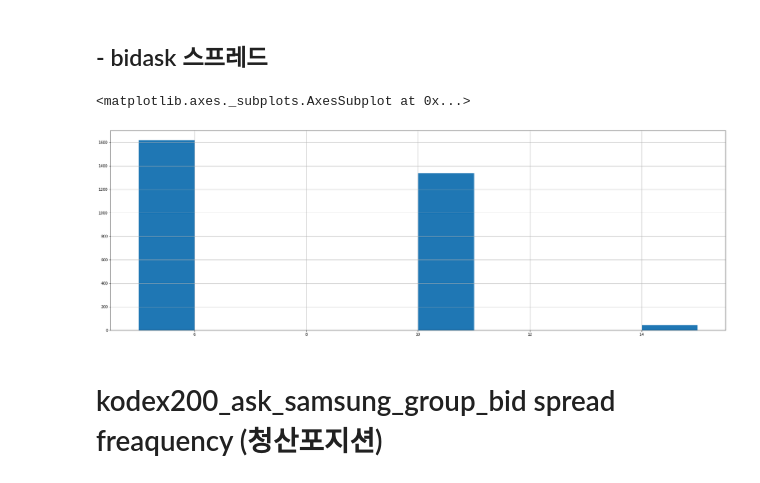
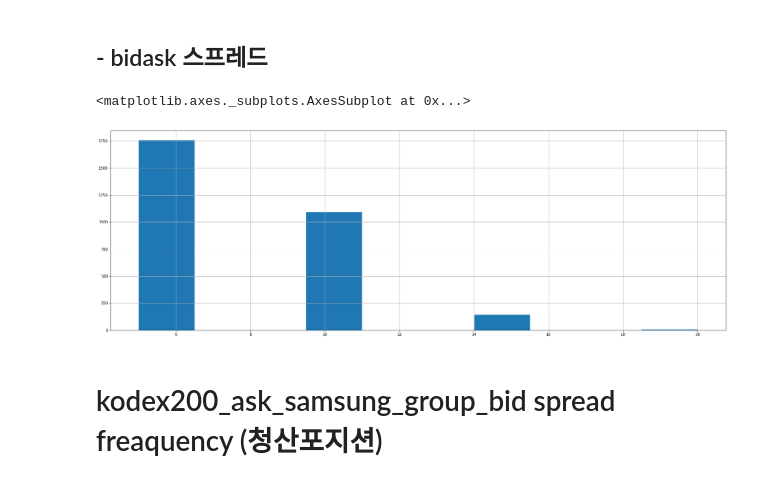
Before and after one commit to hyungchanchoi/AlgorithmTrading_pykiwoom, a Jupyter notebook: analysis/kodex200_samsung_group_analy.ipynb, the cells around one changed output. Cells and saved outputs as stored; diff of their text form; code cells hidden in the pictures.

Commit message:
kodex200_samsung_group_analy(210125)

```diff
--- a/analysis/kodex200_samsung_group_analy.ipynb
+++ b/analysis/kodex200_samsung_group_analy.ipynb
@@ -158,11 +157,11 @@ bidask
 ## - bidask 스프레드
 # %%
 plt.rcParams["figure.figsize"] = (30, 10)
-bidask_spread = kodex200_bid-kodex200_ask
+bidask_spread = samsung_group_bid-samsung_group_ask
 bidask_spread.hist()
 # %% [output]
 <matplotlib.axes._subplots.AxesSubplot at 0x...>
-[figure, old version]
+[figure, new version]
 # %% [markdown]
 # kodex200_ask_samsung_group_bid spread freaquency    (청산포지션)
 # %%
```
Also changed, not shown: parts of 5 cells of this notebook.
